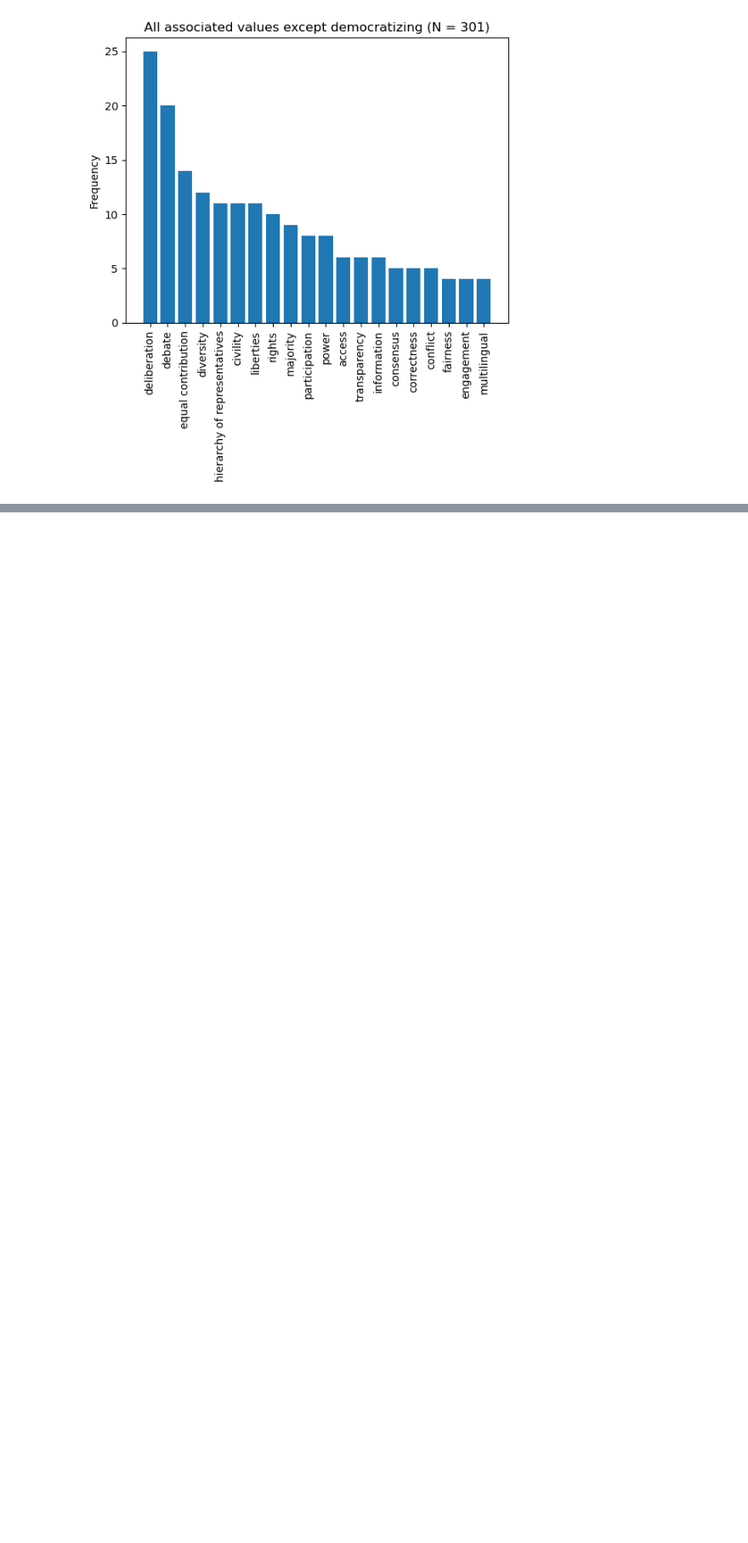
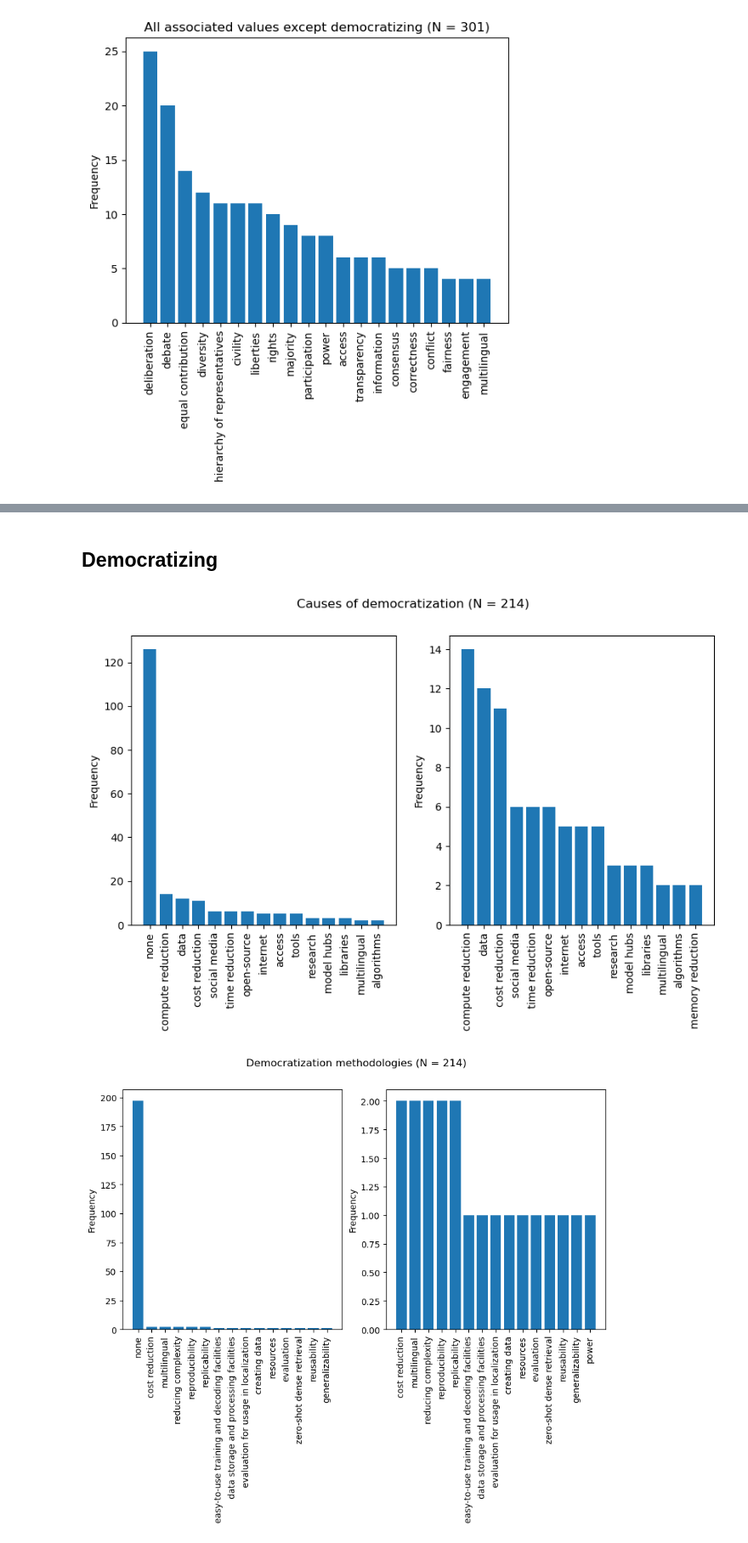
Before and after one commit to ArjunSubramonian/democratization-nlp, a Jupyter notebook: thematic-analysis.ipynb, the cells around one changed output, grey strips where cells are left out. Shown: that part at 85% size. Drawn from its saved outputs; the diff is of its cells as text; code cells hidden in the pictures; blank space fills up the shorter version.

```diff
--- a/thematic-analysis.ipynb
+++ b/thematic-analysis.ipynb
@@ -278,0 +281,39 @@ for theme in ['necessary/beneficial', 'danger', 'math', 'democratizing']:
+# %% [markdown]
+## Democratizing
+# %%
+def str2set_withnan(x):
+    if x == x:
+        return set(x)
+    return set(['none'])
+
+for col, title in [('democratization cause', 'Causes of democratization'), \
+                        ('democratization method(ology)', 'Democratization methodologies'), \
+                        ('democratization target', 'Targets of democratization'), \
+                        ('democratization goal/result', 'Goals of democratization')]:
+
+    fig, axs = plt.subplots(1, 2, figsize=(10, 5))
+
+    for idx, conv_func in enumerate([str2set_withnan, str2set]):
+
+        dem_df = pd.read_csv('annotated-excerpts-with-themes.csv')
+        dem_df = dem_df.loc[dem_df['1 = Relevant / 0 = Irrelevant'] == 1]
+        dem_df = dem_df.loc[dem_df['1 = Reference'] != 1]
+        dem_df = dem_df.loc[(dem_df['AS Explicit Theme'] == 'democratizing') | (dem_df['VG Explicit Theme'] == 'democratizing')]
+
+        dem_df[col] = dem_df[col].apply(clean).apply(conv_func)
+
+        dem_agg_df = dem_df.groupby('Corpus ID').agg(target=(col, sets2set))
+
+        freqs = Counter(dem_agg_df['target'].apply(list).sum())
+
+        topk = freqs.most_common(15)
+
+        axs[idx].bar(list(zip(*topk))[0], list(zip(*topk))[1])
+        axs[idx].tick_params(axis='x', labelrotation=90)
+        axs[idx].set_ylabel('Frequency')
+
+    plt.suptitle('{} (N = {})'.format(title, len(dem_agg_df['target'])))
+    plt.show()
+# %% [output]
+[figure, added]
+[figure, added]
```
Also changed, not shown: parts of 3 cells of this notebook.
